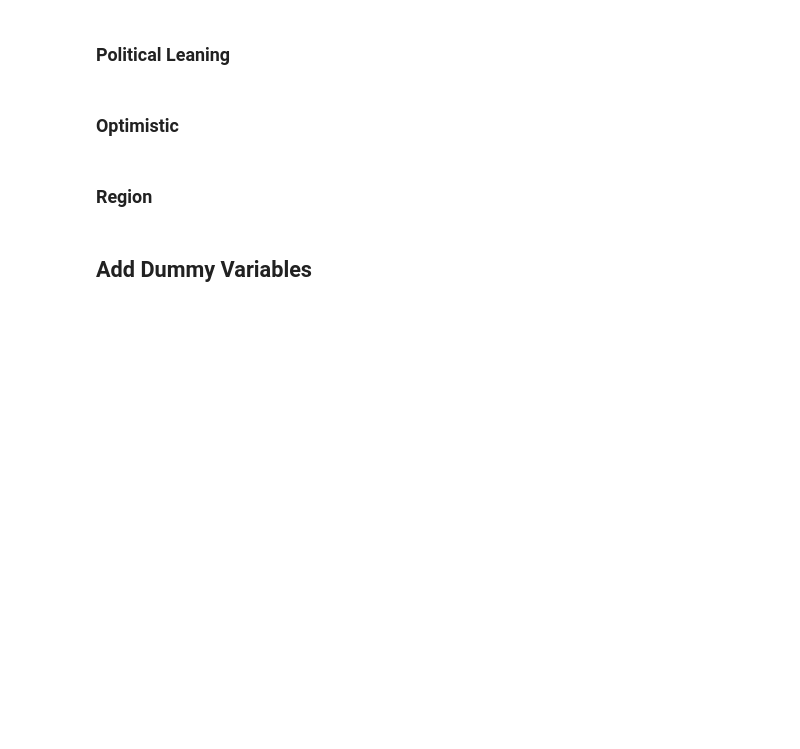
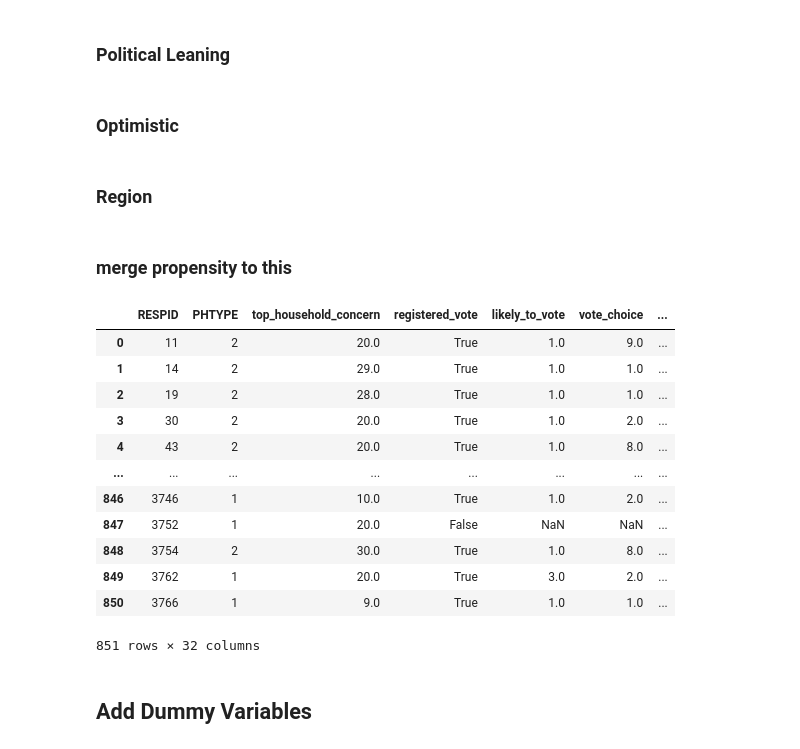
Before and after one commit to pmench/mrp-team, a Jupyter notebook: src/bella_ML.ipynb, the cells around one changed output. Cells and saved outputs as stored; diff of their text form; code cells hidden in the pictures; blank space fills up the shorter version.

Commit message:
let me cook (merge merge merge)

```diff
--- a/src/bella_ML.ipynb
+++ b/src/bella_ML.ipynb
@@ -182,12 +199,12 @@ nat_2020['top_household_concern'] = nat_2020['top_household_concern'].apply(lamb
 def recode_education(s):
     if s <= 3:
         return 1
-    elif s > 4 and s <=6:
-        return 2
-    elif s >= 7:
+    # elif s > 4 and s <=6:
+    #     return 2
+    else:
         return 3
-    else:
-        return 9
+    # else:
+    #     return 9
 # %%
 nat_2020['education_recoded'] = nat_2020['education'].apply(recode_education)
 # %% [markdown]
@@ -230,6 +247,35 @@ def recode_region(s):
         return 4
 # %%
 nat_2020['region'] = nat_2020['state'].apply(recode_region)
+# %% [markdown]
+### merge propensity to this
+# %%
+prop_avg_values = propensity.groupby(['male', 'race_recoded', 'education_recoded', 'age_recoded'])['mean'].max().reset_index()
+prop_avg_values
+# make age recoded into int
+nat_2020['age_recoded'] = nat_2020['age_recoded'].astype(int)
+df_result = pd.merge(nat_2020, prop_avg_values,
+                     on=['male', 'race_recoded', 'education_recoded', 'age_recoded'],
+                     how='left')
+
+# Renaming the merged column for clarity
+df_result.rename(columns={'mean': 'propensity'}, inplace=True)
+nat_2020['propensity'] = df_result['propensity']
+nat_2020
+# %% [output]
+|  | RESPID | PHTYPE | top_household_concern | registered_vote | likely_to_vote | vote_choice | ... |
+| 0 | 11 | 2 | 20.0 | True | 1.0 | 9.0 | ... |
+| 1 | 14 | 2 | 29.0 | True | 1.0 | 1.0 | ... |
+| 2 | 19 | 2 | 28.0 | True | 1.0 | 1.0 | ... |
+| 3 | 30 | 2 | 20.0 | True | 1.0 | 2.0 | ... |
+| 4 | 43 | 2 | 20.0 | True | 1.0 | 8.0 | ... |
+| ... | ... | ... | ... | ... | ... | ... | ... |
+| 846 | 3746 | 1 | 10.0 | True | 1.0 | 2.0 | ... |
+| 847 | 3752 | 1 | 20.0 | False | NaN | NaN | ... |
+| 848 | 3754 | 2 | 30.0 | True | 1.0 | 8.0 | ... |
+| 849 | 3762 | 1 | 20.0 | True | 3.0 | 2.0 | ... |
+| 850 | 3766 | 1 | 9.0 | True | 1.0 | 1.0 | ... |
+851 rows × 32 columns
 # %% [markdown]
 <h2>Add Dummy Variables</h2>
 # %%
```
Also changed, not shown: parts of 12 cells of this notebook.
